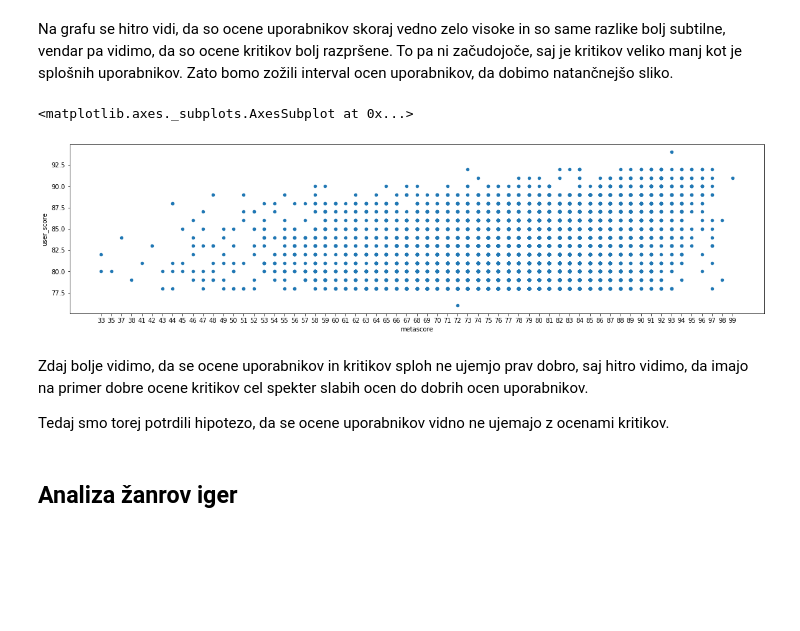
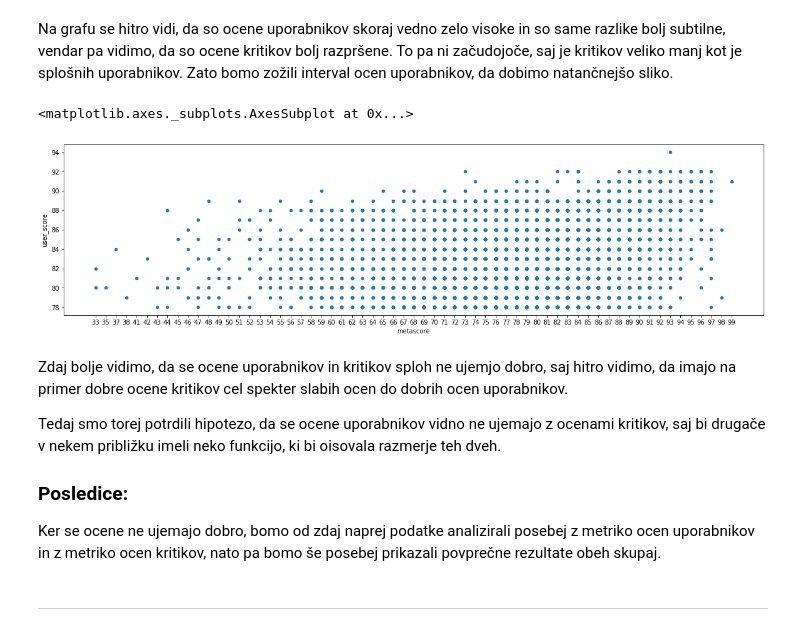
Before and after one commit to AndrazCepic/Naj-Igre, a Jupyter notebook: Naj_Igre.ipynb, the cells around one changed output. Drawn from its saved outputs; the diff is of its cells as text; code cells hidden in the pictures; blank space fills up the shorter version.

Commit message:
Analiza založb in razvijalcev ter analiza paltform

```diff
--- a/Naj_Igre.ipynb
+++ b/Naj_Igre.ipynb
@@ -135,18 +114,3 @@ data.sort_values('metascore').plot.scatter('metascore', 'user_score', figsize=(2
 # %% [markdown]
 Na grafu se hitro vidi, da so ocene uporabnikov skoraj vedno zelo visoke in so same razlike bolj subtilne, vendar pa vidimo, da so ocene kritikov bolj razpršene. To pa ni začudojoče, saj je kritikov veliko manj kot je splošnih uporabnikov.
 Zato bomo zožili interval ocen uporabnikov, da dobimo natančnejšo sliko.
-# %%
-data[data['user_score'] >= 75].sort_values(
-    'metascore'
-).plot.scatter(
-    'metascore', 'user_score', figsize=(20,5)
-)
-# %% [output]
-<matplotlib.axes._subplots.AxesSubplot at 0x...>
-[figure, removed]
-# %% [markdown]
-Zdaj bolje vidimo, da se ocene uporabnikov in kritikov sploh ne ujemjo prav dobro, saj hitro vidimo, da imajo na primer dobre ocene kritikov cel spekter slabih ocen do dobrih ocen uporabnikov.
-
-Tedaj smo torej potrdili hipotezo, da se ocene uporabnikov vidno ne ujemajo z ocenami kritikov.
-# %% [markdown]
-## Analiza žanrov iger
@@ -154,0 +117,18 @@ data2 = pd.merge(data, genres)
+# %%
+data[data['user_score'] >= 70].sort_values(
+    'metascore'
+).plot.scatter(
+    'metascore', 'user_score', figsize=(20,5)
+)
+# %% [output]
+<matplotlib.axes._subplots.AxesSubplot at 0x...>
+[figure, added]
+# %% [markdown]
+Zdaj bolje vidimo, da se ocene uporabnikov in kritikov sploh ne ujemjo dobro, saj hitro vidimo, da imajo na primer dobre ocene kritikov cel spekter slabih ocen do dobrih ocen uporabnikov.
+
+Tedaj smo torej potrdili hipotezo, da se ocene uporabnikov vidno ne ujemajo z ocenami kritikov, saj bi drugače v nekem približku imeli neko funkcijo, ki bi oisovala razmerje teh dveh.
+
+### Posledice:
+Ker se ocene ne ujemajo dobro, bomo od zdaj naprej podatke analizirali posebej z metriko ocen uporabnikov in z metriko ocen kritikov, nato pa bomo še posebej prikazali povprečne rezultate obeh skupaj.
+# %% [markdown]
+---
```
Also changed, not shown: parts of 106 cells of this notebook.
